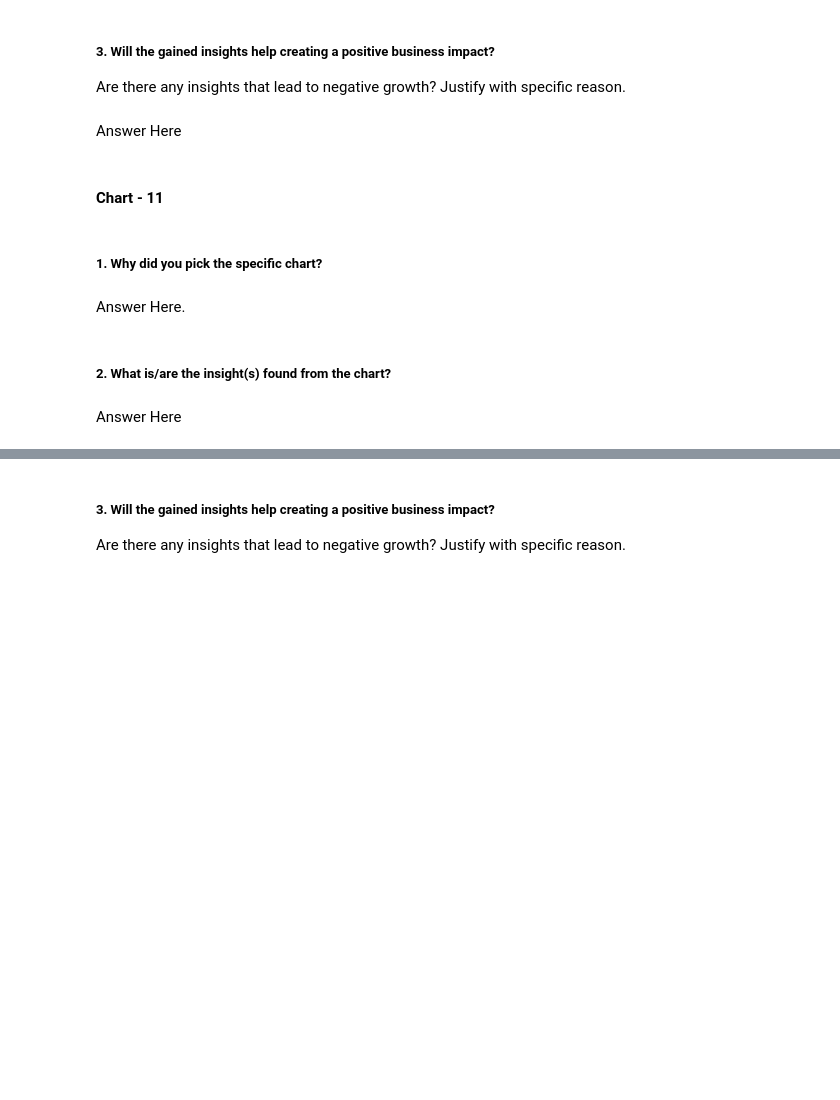
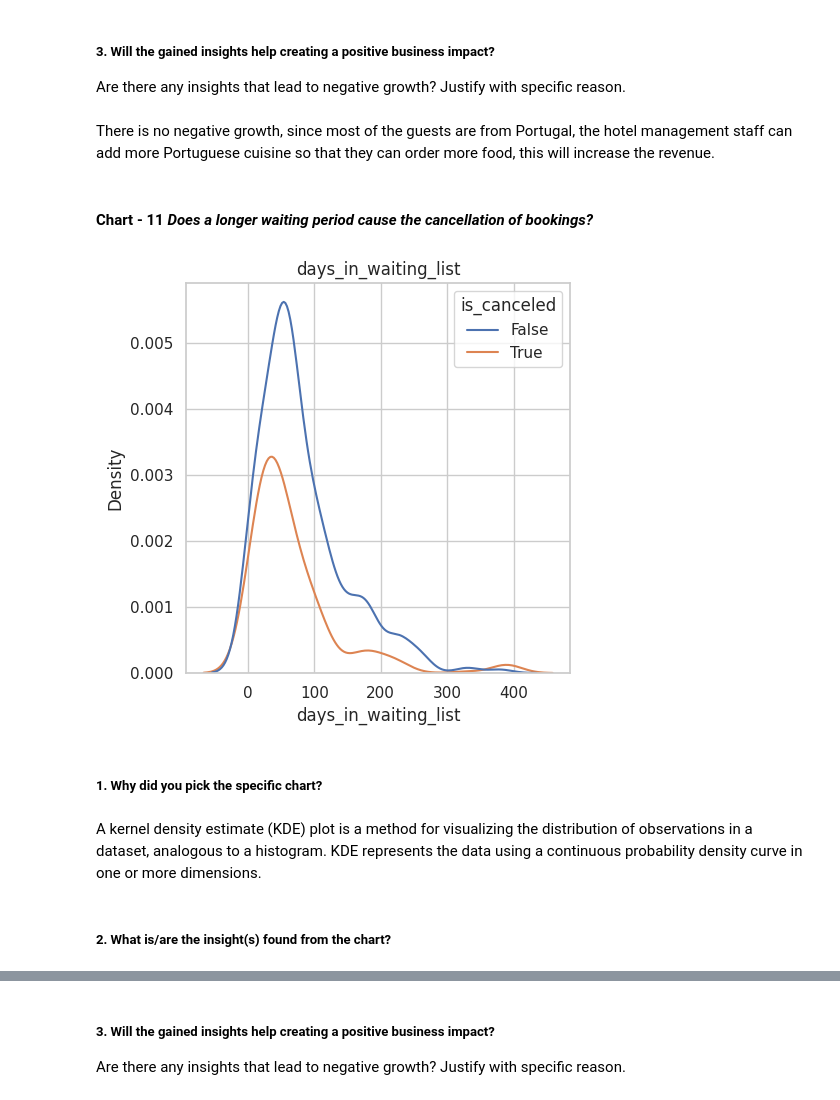
Before and after one commit to krish-kanji/hotel-booking-analysis, a Jupyter notebook: Copy_of_hotel_booking_analysis.ipynb, the cells around one changed output, grey strips where cells are left out. Saved outputs shown, nothing was run; the diff lists cells and outputs as text; code cells hidden in the pictures; blank space fills up the shorter version.

```diff
--- a/Copy_of_hotel_booking_analysis.ipynb
+++ b/Copy_of_hotel_booking_analysis.ipynb
@@ -761,7 +782,3 @@ Answer Here
 # %% [markdown]
 ##### 3. Will the gained insights help creating a positive business impact?
 Are there any insights that lead to negative growth? Justify with specific reason.
-# %% [markdown]
-Answer Here
-# %% [markdown]
-#### Chart - 11
@@ -785,8 +785,24 @@ plt.show()
+# %% [markdown]
+There is no negative growth, since most of the guests are from Portugal, the hotel management staff can add more Portuguese cuisine so that they can order more food, this will increase the revenue.
+# %% [markdown]
+#### Chart - 11 *Does a longer waiting period cause the cancellation of bookings?*
+# %%
+# Chart - 11 visualization code
+#Selecting bookings with non zero waiting time
+waiting_time = hotel_df[hotel_df['days_in_waiting_list']!=0]
+
+#ploting graph
+
+plt.figure(figsize=(5,5))
+ax=sns.kdeplot(x=waiting_time['days_in_waiting_list'], hue=waiting_time['is_canceled'])
+ax.set_title('days_in_waiting_list')
+plt.tight_layout()
+plt.show()
+# %% [output]
+[figure, added]
 # %% [markdown]
 ##### 1. Why did you pick the specific chart?
-# %% [markdown]
-Answer Here.
+# %% [markdown]
+A kernel density estimate (KDE) plot is a method for visualizing the distribution of observations in a dataset, analogous to a histogram. KDE represents the data using a continuous probability density curve in one or more dimensions.
 # %% [markdown]
 ##### 2. What is/are the insight(s) found from the chart?
-# %% [markdown]
-Answer Here
```
Also changed, not shown: parts of 40 cells of this notebook.
